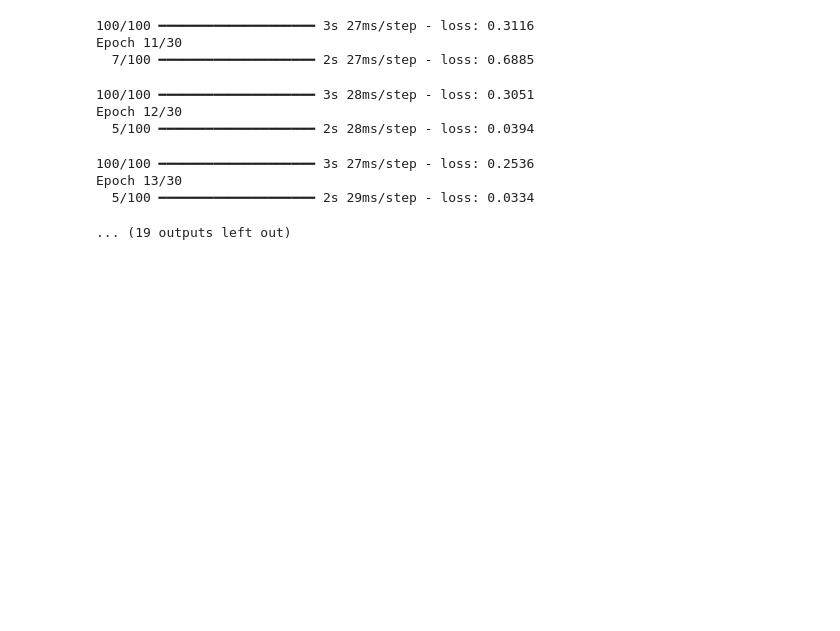
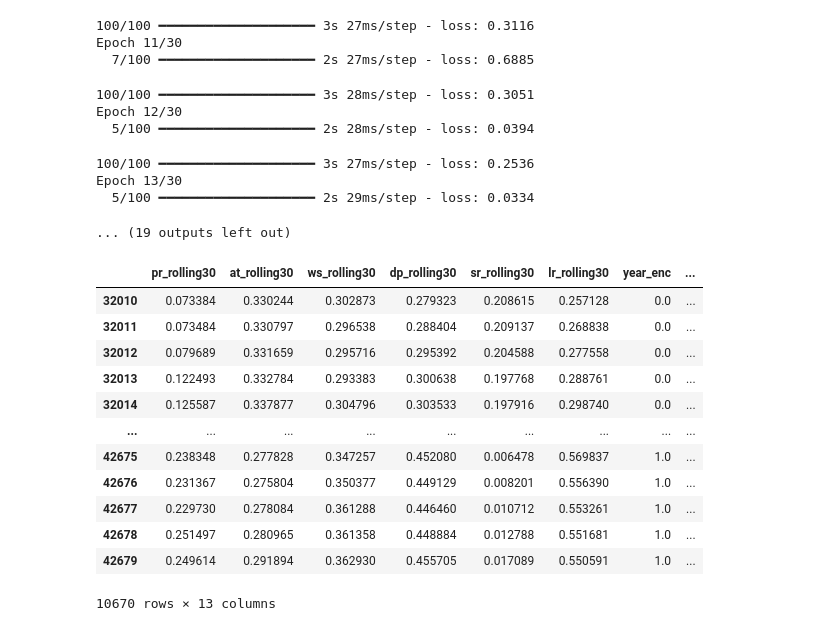
Before and after one commit to salomes97/Tree-Water-Deficit-Private, a Jupyter notebook: LSTM_rolling_avg.ipynb, the cells around one changed output. Cells and saved outputs as stored; diff of their text form; code cells hidden in the pictures; blank space fills up the shorter version.

```diff
--- a/LSTM_rolling_avg.ipynb
+++ b/LSTM_rolling_avg.ipynb
@@ -394,6 +394,22 @@ Epoch 13/30
 ... (19 outputs left out)
 # %%
 model.save("lstm_tree_model.keras")
+# %%
+test_df
+# %% [output]
+|  | pr_rolling30 | at_rolling30 | ws_rolling30 | dp_rolling30 | sr_rolling30 | lr_rolling30 | year_enc | ... |
+| 32010 | 0.073384 | 0.330244 | 0.302873 | 0.279323 | 0.208615 | 0.257128 | 0.0 | ... |
+| 32011 | 0.073484 | 0.330797 | 0.296538 | 0.288404 | 0.209137 | 0.268838 | 0.0 | ... |
+| 32012 | 0.079689 | 0.331659 | 0.295716 | 0.295392 | 0.204588 | 0.277558 | 0.0 | ... |
+| 32013 | 0.122493 | 0.332784 | 0.293383 | 0.300638 | 0.197768 | 0.288761 | 0.0 | ... |
+| 32014 | 0.125587 | 0.337877 | 0.304796 | 0.303533 | 0.197916 | 0.298740 | 0.0 | ... |
+| ... | ... | ... | ... | ... | ... | ... | ... | ... |
+| 42675 | 0.238348 | 0.277828 | 0.347257 | 0.452080 | 0.006478 | 0.569837 | 1.0 | ... |
+| 42676 | 0.231367 | 0.275804 | 0.350377 | 0.449129 | 0.008201 | 0.556390 | 1.0 | ... |
+| 42677 | 0.229730 | 0.278084 | 0.361288 | 0.446460 | 0.010712 | 0.553261 | 1.0 | ... |
+| 42678 | 0.251497 | 0.280965 | 0.361358 | 0.448884 | 0.012788 | 0.551681 | 1.0 | ... |
+| 42679 | 0.249614 | 0.291894 | 0.362930 | 0.455705 | 0.017089 | 0.550591 | 1.0 | ... |
+10670 rows × 13 columns
 # %%
 test_gen = grouped_sequence_generator(
     df=test_df,
```
Also changed, not shown: parts of 7 cells of this notebook, 7 other files.
